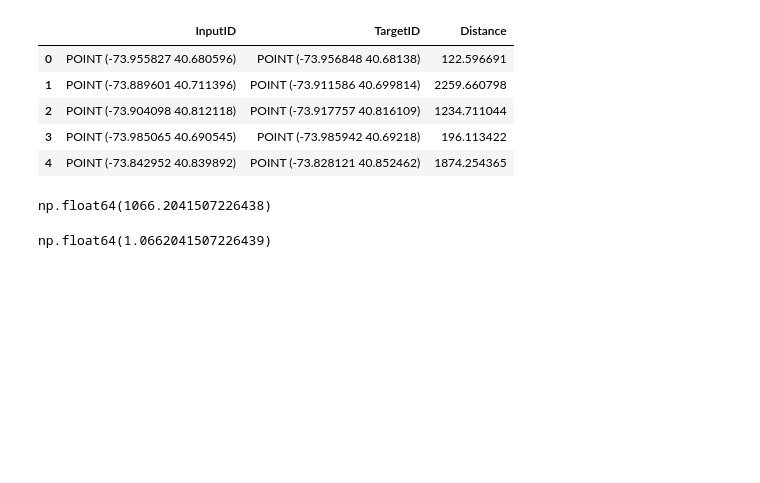
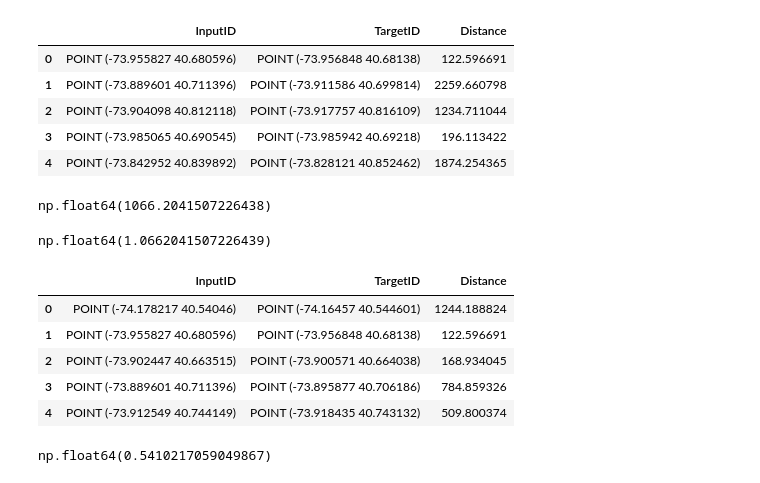
Before and after one commit to ZSlemmons/MTA-elevators, a Jupyter notebook: Metro-system-analysis.ipynb, the cells around one changed output. Saved outputs shown, nothing was run; the diff lists cells and outputs as text; code cells hidden in the pictures; blank space fills up the shorter version.

```diff
--- a/Metro-system-analysis.ipynb
+++ b/Metro-system-analysis.ipynb
@@ -205,3 +205,18 @@ np.float64(1066.2041507226438)
 distances['Distance'].mean()/1000
 # %% [output]
 np.float64(1.0662041507226439)
+# %%
+#look at the distances between all stations
+all_distances = pd.read_csv('all_distance.csv')
+all_distances.head()
+# %% [output]
+|  | InputID | TargetID | Distance |
+| 0 | POINT (-74.178217 40.54046) | POINT (-74.16457 40.544601) | 1244.188824 |
+| 1 | POINT (-73.955827 40.680596) | POINT (-73.956848 40.68138) | 122.596691 |
+| 2 | POINT (-73.902447 40.663515) | POINT (-73.900571 40.664038) | 168.934045 |
+| 3 | POINT (-73.889601 40.711396) | POINT (-73.895877 40.706186) | 784.859326 |
+| 4 | POINT (-73.912549 40.744149) | POINT (-73.918435 40.743132) | 509.800374 |
+# %%
+all_distances['Distance'].mean()/1000
+# %% [output]
+np.float64(0.5410217059049867)
```
Also changed, not shown: parts of 2 cells of this notebook, 17 other files.
